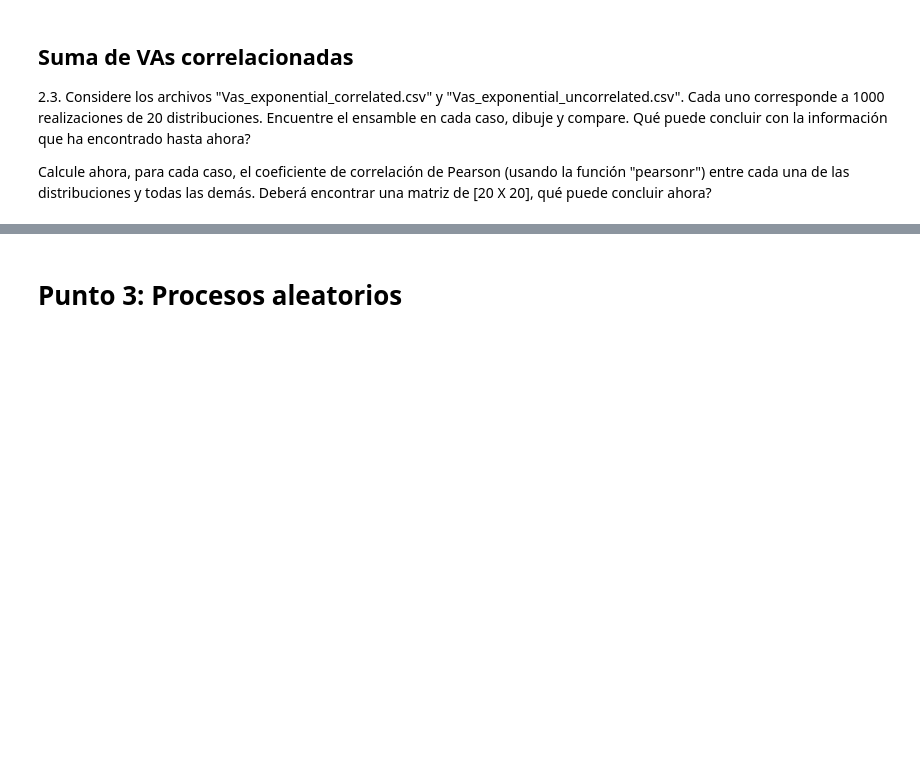
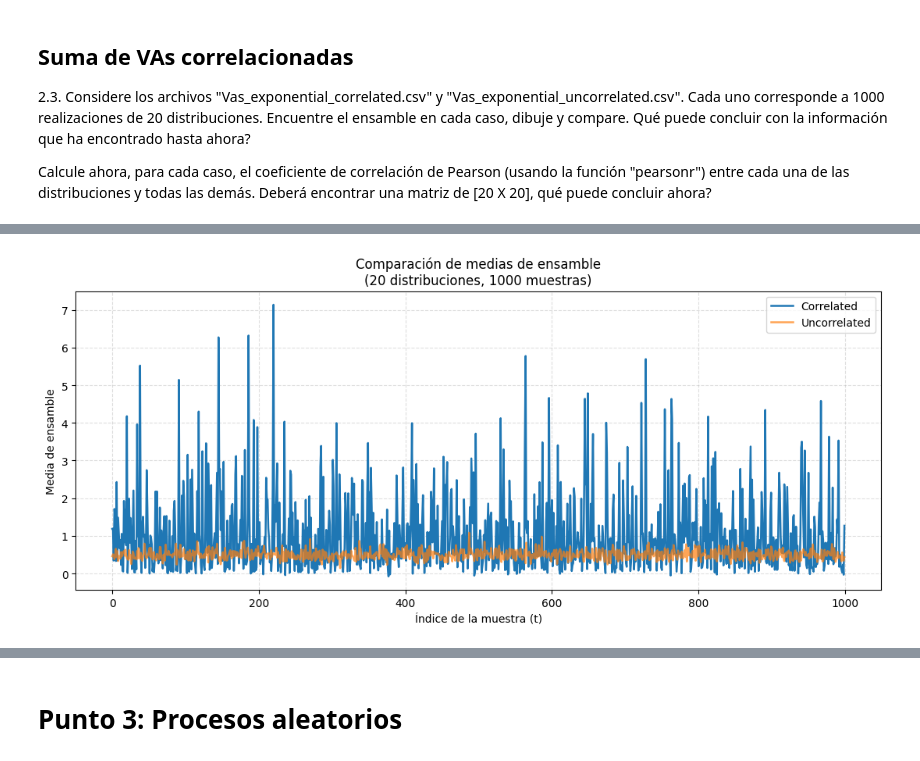
Before and after one commit to jbcgames/Lab_3_senales, a Jupyter notebook: Lab3_VA_PA_Estudiante.ipynb, the cells around one changed output, grey strips where cells are left out. Drawn from its saved outputs; the diff is of its cells as text; code cells hidden in the pictures; blank space fills up the shorter version.

```diff
--- a/Lab3_VA_PA_Estudiante.ipynb
+++ b/Lab3_VA_PA_Estudiante.ipynb
@@ -398,0 +325,87 @@ Uncorrelated - Media: 508.0442, Desviación estándar: 14.3037
+# %%
+
+def ejercicio2_3(cor_path: str = 'https://raw.githubusercontent.com/jbcgames/Lab_3_senales/main/Vas_exponential_correlated.csv',
+                                      uncor_path: str = 'https://raw.githubusercontent.com/jbcgames/Lab_3_senales/main/Vas_exponential_uncorrelated.csv',
+                                      mostrar_varianza: bool = True,
+                                      bins: int = 30,
+                                      mostrar_mapa: bool = True):
+    def _cargar(path):
+        df = pd.read_csv(path, header=None).drop(index=0)
+        df = df.set_index(0)
+        df.columns = np.arange(df.shape[1])
+        return df.astype(float)
+
+    # Carga de datos
+    cor_df   = _cargar(cor_path)
+    uncor_df = _cargar(uncor_path)
+
+    # Cálculo de ensambles
+    ens_cor = cor_df.mean(axis=0)
+    ens_unc = uncor_df.mean(axis=0)
+
+    # Varianzas medias
+    if mostrar_varianza:
+        var_cor = cor_df.var(axis=0).mean()
+        var_unc = uncor_df.var(axis=0).mean()
+        print(f"Varianza media (correlated)   : {var_cor:,.4f}")
+        print(f"Varianza media (uncorrelated) : {var_unc:,.4f}")
+
+    # Gráfica de medias de ensamble
+    plt.figure(figsize=(11, 5))
+    plt.plot(ens_cor.values, label="Correlated",   lw=1.8)
+    plt.plot(ens_unc.values, label="Uncorrelated", lw=1.8, alpha=0.7)
+    plt.xlabel("Índice de la muestra (t)")
+    plt.ylabel("Media de ensamble")
+    plt.title("Comparación de medias de ensamble\n(20 distribuciones, 1000 muestras)")
+    plt.grid(True, ls="--", alpha=0.4)
+    plt.legend()
+    plt.tight_layout()
+    plt.show()
+
+    # Histograma comparativo
+    plt.figure(figsize=(8, 5))
+    plt.hist(ens_cor, bins=bins, density=True, alpha=0.6, label='Correlated')
+    plt.hist(ens_unc, bins=bins, density=True, alpha=0.6, label='Uncorrelated')
+    plt.xlabel("Valor de la media de ensamble")
+    plt.ylabel("Densidad")
+    plt.title("Histograma de las medias de ensamble")
+    plt.legend()
+    plt.grid(True, ls="--", alpha=0.4)
+    plt.tight_layout()
+    plt.show()
+
+    # Función interna para matriz de Pearson
+    def _matriz_pearson(df: pd.DataFrame):
+        n = df.shape[0]
+        M = np.zeros((n, n))
+        for i in range(n):
+            for j in range(i, n):
+                r, _ = pearsonr(df.iloc[i], df.iloc[j])
+                M[i, j] = M[j, i] = r
+        mask = ~np.eye(n, dtype=bool)
+        offdiag = M[mask]
+        print(f"  Media de corr. off-diagonal: {offdiag.mean():.4f}")
+        print(f"  Desv. típica off-diagonal : {offdiag.std():.4f}")
+        print(f"  Mínimo: {offdiag.min():.4f}, Máximo: {offdiag.max():.4f}\n")
+        if mostrar_mapa:
+            plt.figure(figsize=(6, 5))
+            plt.imshow(M, vmin=-1, vmax=1, cmap='RdBu_r')
+            plt.colorbar(label='r de Pearson')
+            plt.title("Heatmap de correlaciones")
+            plt.xlabel("Realización")
+            plt.ylabel("Realización")
+            plt.tight_layout()
+            plt.show()
+        return M
+
+    # Matrices de correlación
+    print("=== Correlated ===")
+    M_cor = _matriz_pearson(cor_df)
+    print("=== Uncorrelated ===")
+    M_uncor = _matriz_pearson(uncor_df)
+
+    return
+
+
+ejercicio2_3()
+# %% [output]
@@ -398,0 +414 @@ Uncorrelated - Media: 508.0442, Desviación estándar: 14.3037
+[figure, added]
```
Also changed, not shown: parts of 8 cells of this notebook.
